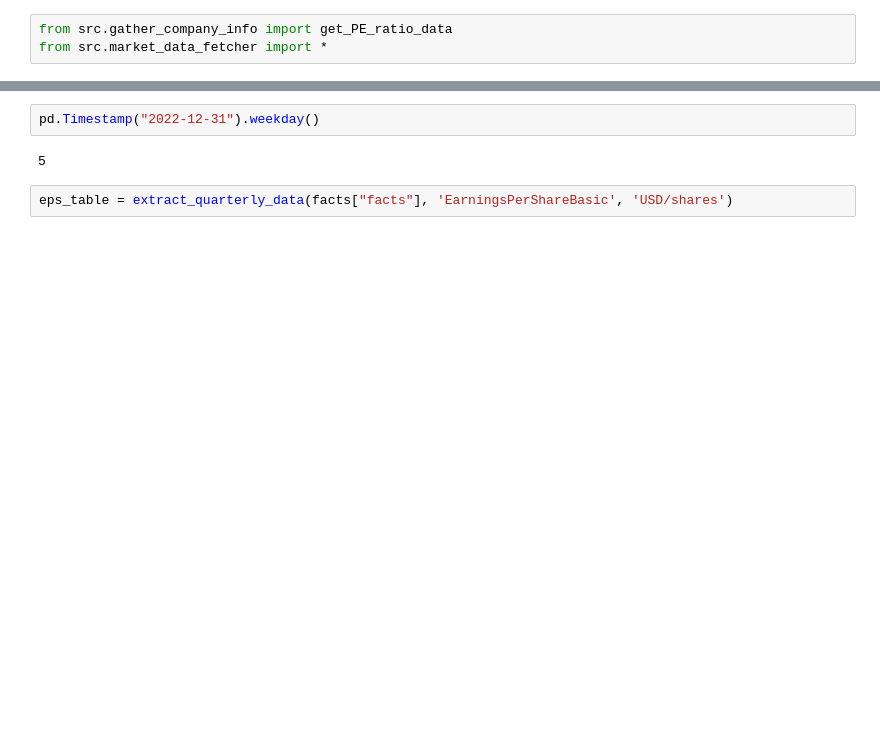
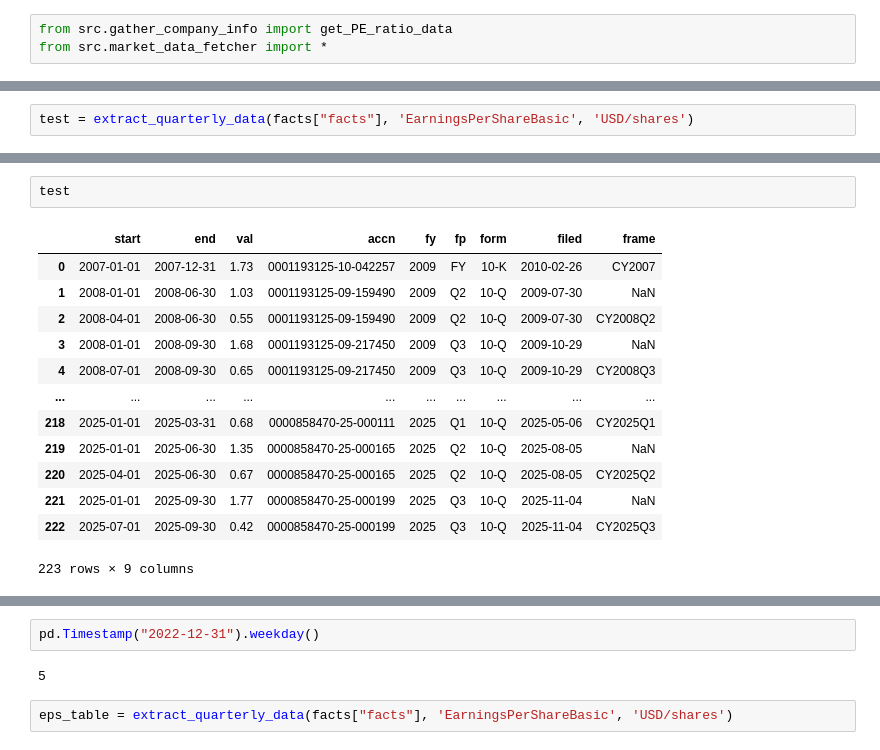
Before and after one commit to hvgupta/COMP4222_F25-26, a Jupyter notebook: research.ipynb, the cells around one changed output, grey strips where cells are left out. Cells and saved outputs as stored; diff of their text form; blank space fills up the shorter version.

```diff
--- a/research.ipynb
+++ b/research.ipynb
@@ -217,0 +205,2 @@ KeyError: "[Timestamp('2022-12-31 00:00:00'), Timestamp('2023-09-30 00:00:00'),
+# %%
+test = extract_quarterly_data(facts["facts"], 'EarningsPerShareBasic', 'USD/shares')
@@ -217,0 +210,16 @@ KeyError: "[Timestamp('2022-12-31 00:00:00'), Timestamp('2023-09-30 00:00:00'),
+# %%
+test
+# %% [output]
+|  | start | end | val | accn | fy | fp | form | filed | frame |
+| 0 | 2007-01-01 | 2007-12-31 | 1.73 | 0001193125-10-042257 | 2009 | FY | 10-K | 2010-02-26 | CY2007 |
+| 1 | 2008-01-01 | 2008-06-30 | 1.03 | 0001193125-09-159490 | 2009 | Q2 | 10-Q | 2009-07-30 | NaN |
+| 2 | 2008-04-01 | 2008-06-30 | 0.55 | 0001193125-09-159490 | 2009 | Q2 | 10-Q | 2009-07-30 | CY2008Q2 |
+| 3 | 2008-01-01 | 2008-09-30 | 1.68 | 0001193125-09-217450 | 2009 | Q3 | 10-Q | 2009-10-29 | NaN |
+| 4 | 2008-07-01 | 2008-09-30 | 0.65 | 0001193125-09-217450 | 2009 | Q3 | 10-Q | 2009-10-29 | CY2008Q3 |
+| ... | ... | ... | ... | ... | ... | ... | ... | ... | ... |
+| 218 | 2025-01-01 | 2025-03-31 | 0.68 | 0000858470-25-000111 | 2025 | Q1 | 10-Q | 2025-05-06 | CY2025Q1 |
+| 219 | 2025-01-01 | 2025-06-30 | 1.35 | 0000858470-25-000165 | 2025 | Q2 | 10-Q | 2025-08-05 | NaN |
+| 220 | 2025-04-01 | 2025-06-30 | 0.67 | 0000858470-25-000165 | 2025 | Q2 | 10-Q | 2025-08-05 | CY2025Q2 |
+| 221 | 2025-01-01 | 2025-09-30 | 1.77 | 0000858470-25-000199 | 2025 | Q3 | 10-Q | 2025-11-04 | NaN |
+| 222 | 2025-07-01 | 2025-09-30 | 0.42 | 0000858470-25-000199 | 2025 | Q3 | 10-Q | 2025-11-04 | CY2025Q3 |
+223 rows × 9 columns
```
Also changed, not shown: parts of 23 cells of this notebook, 5 other files.
